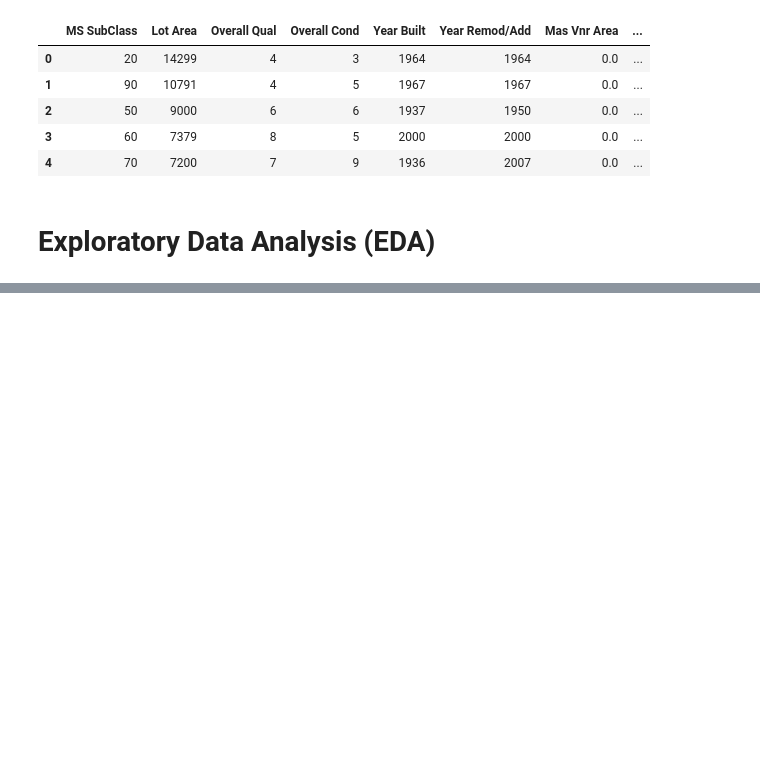
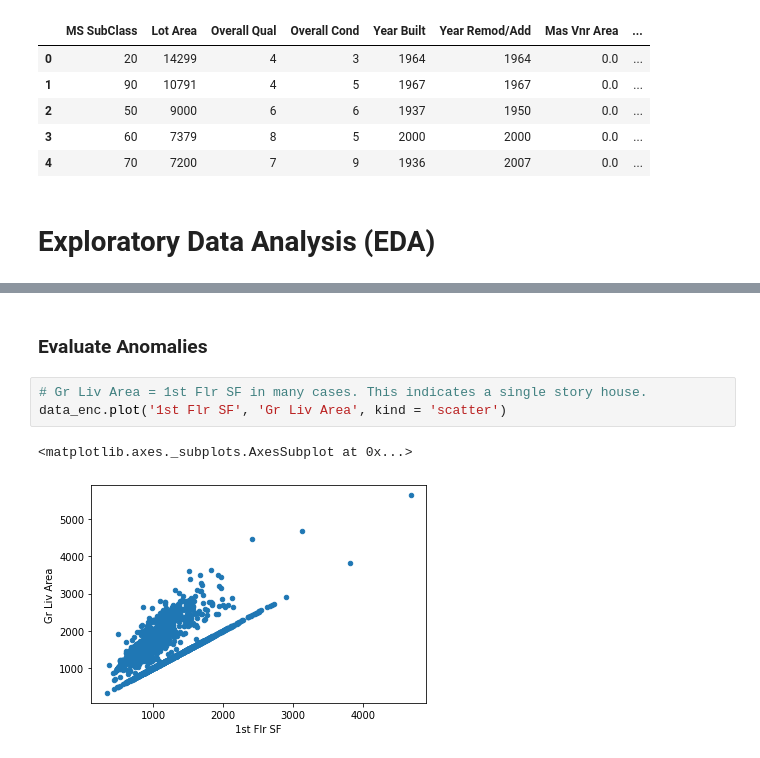
Before and after one commit to cfcastillo/DS-6-Notebooks, a Jupyter notebook: Project_2_Notebook_cfc.ipynb, the cells around one changed output, grey strips where cells are left out. Cells and saved outputs as stored; diff of their text form; blank space fills up the shorter version.

```diff
--- a/Project_2_Notebook_cfc.ipynb
+++ b/Project_2_Notebook_cfc.ipynb
@@ -299,0 +337,8 @@ Name: SalePrice, dtype: float64
+# %% [markdown]
+### Evaluate Anomalies
+# %%
+# Gr Liv Area = 1st Flr SF in many cases. This indicates a single story house.
+data_enc.plot('1st Flr SF', 'Gr Liv Area', kind = 'scatter')
+# %% [output]
+<matplotlib.axes._subplots.AxesSubplot at 0x...>
+[figure, added]
```
Also changed, not shown: parts of 23 cells of this notebook.
